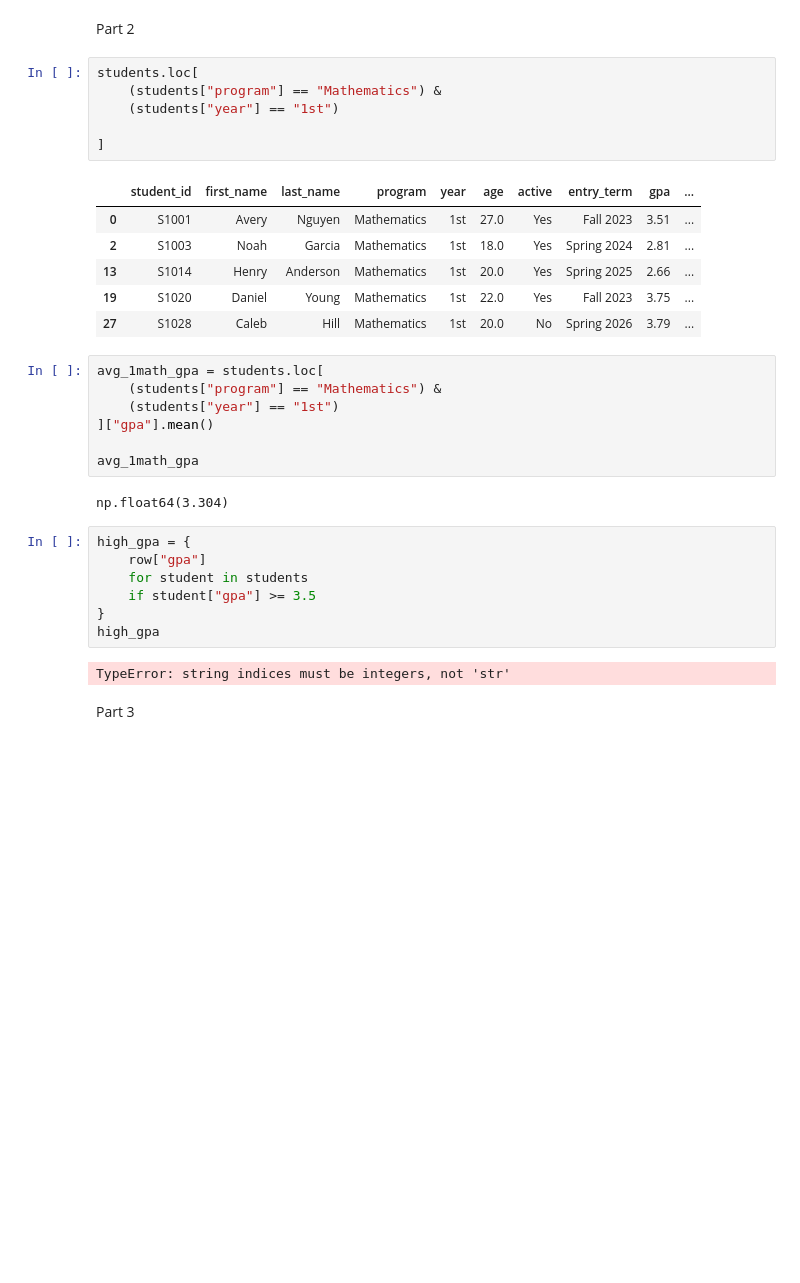
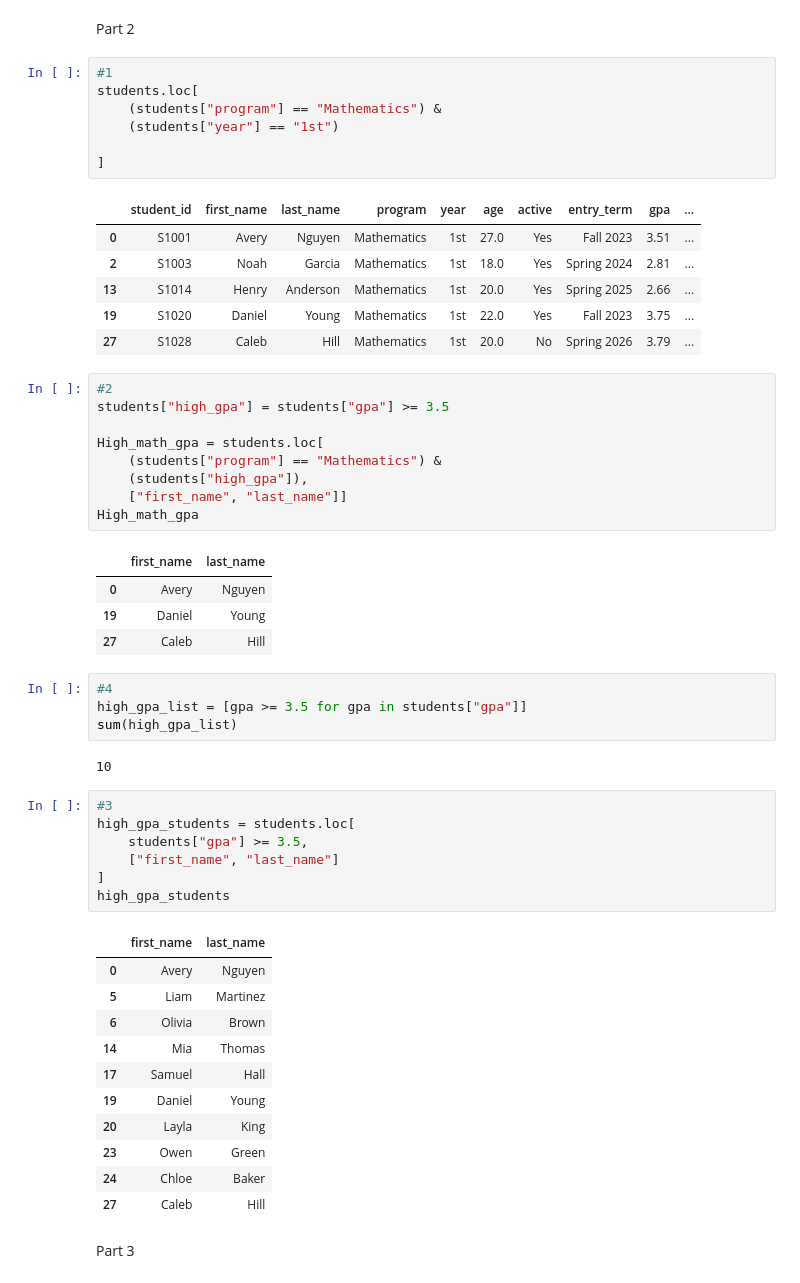
Before and after one commit to lukelowe19/STA556, a Jupyter notebook: notebooks/homework_1.ipynb, the cells around one changed output. Drawn from its saved outputs; the diff is of its cells as text; blank space fills up the shorter version.

```diff
--- a/notebooks/homework_1.ipynb
+++ b/notebooks/homework_1.ipynb
@@ -86,6 +86,7 @@ The largest immediate concerns about the data quality stem from the amount of nu
 # %% [markdown]
 Part 2
 # %%
+#1
 students.loc[
     (students["program"] == "Mathematics") &
     (students["year"] == "1st")
@@ -99,23 +100,44 @@ students.loc[
 | 19 | S1020 | Daniel | Young | Mathematics | 1st | 22.0 | Yes | Fall 2023 | 3.75 | ... |
 | 27 | S1028 | Caleb | Hill | Mathematics | 1st | 20.0 | No | Spring 2026 | 3.79 | ... |
 # %%
-avg_1math_gpa = students.loc[
+#2
+students["high_gpa"] = students["gpa"] >= 3.5
+
+High_math_gpa = students.loc[
     (students["program"] == "Mathematics") &
-    (students["year"] == "1st")
-]["gpa"].mean()
-
-avg_1math_gpa
+    (students["high_gpa"]),
+    ["first_name", "last_name"]]
+High_math_gpa
 # %% [output]
-np.float64(3.304)
+|  | first_name | last_name |
+| 0 | Avery | Nguyen |
+| 19 | Daniel | Young |
+| 27 | Caleb | Hill |
+# %%
+#4
+high_gpa_list = [gpa >= 3.5 for gpa in students["gpa"]]
+sum(high_gpa_list)
+# %% [output]
+10
 # %%
-high_gpa = {
-    row["gpa"]
-    for student in students
-    if student["gpa"] >= 3.5
-}
-high_gpa
+#3
+high_gpa_students = students.loc[
+    students["gpa"] >= 3.5,
+    ["first_name", "last_name"]
+]
+high_gpa_students
 # %% [output]
-TypeError: string indices must be integers, not 'str'
+|  | first_name | last_name |
+| 0 | Avery | Nguyen |
+| 5 | Liam | Martinez |
+| 6 | Olivia | Brown |
+| 14 | Mia | Thomas |
+| 17 | Samuel | Hall |
+| 19 | Daniel | Young |
+| 20 | Layla | King |
+| 23 | Owen | Green |
+| 24 | Chloe | Baker |
+| 27 | Caleb | Hill |
 # %% [markdown]
 Part 3
 # %%
```
